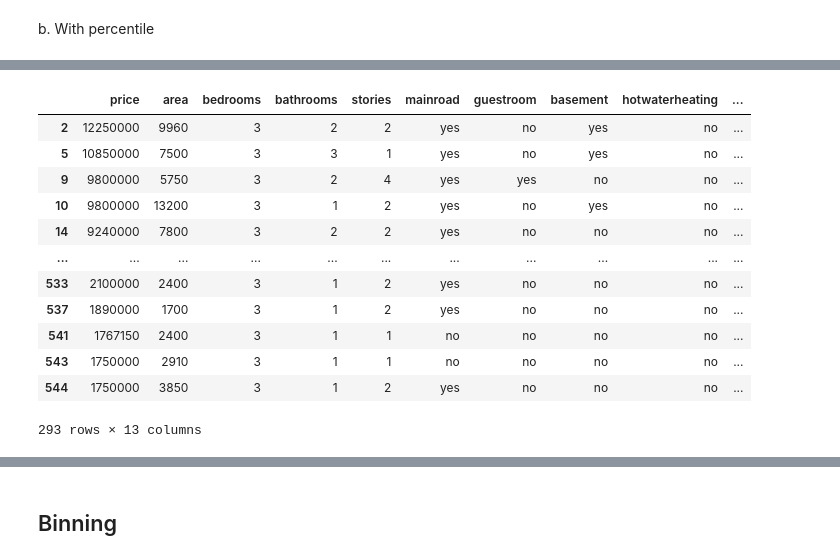
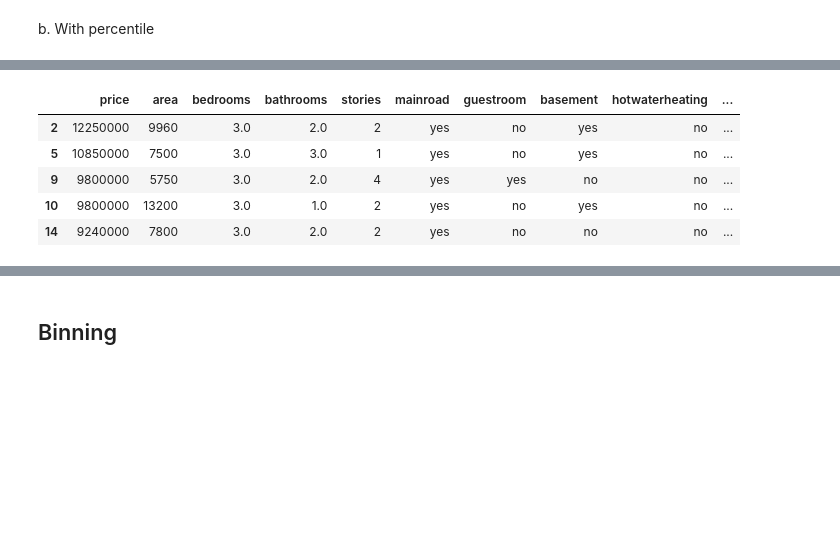
Before and after one commit to hardik-kapadia/ml-notebooks, a Jupyter notebook: Expt 2/exp2.ipynb, the cells around one changed output, grey strips where cells are left out. Cells and saved outputs as stored; diff of their text form; code cells hidden in the pictures; blank space fills up the shorter version.

```diff
--- a/Expt 2/exp2.ipynb
+++ b/Expt 2/exp2.ipynb
@@ -98,7 +82,7 @@ ds
 # %% [markdown]
 ##### c. Categorical Imputation
 # %%
-ds['bathrooms'].fillna(ds['bathrooms'].value_counts().idxmax(), inplace=True)
+ds['furnishingstatus'].fillna(ds['furnishingstatus'].value_counts().idxmax(), inplace=True)
 ds.head()
 # %% [output]
 |  | price | area | bedrooms | bathrooms | stories | mainroad | guestroom | basement | hotwaterheating | ... |
@@ -109,0 +94,3 @@ ds.head()
+# %%
+ds['mainroad'].fillna('no', inplace=True)
+ds.head()
@@ -109,0 +104,3 @@ ds.head()
+# %%
+ds['guestroom'].fillna('no', inplace=True)
+ds.head()
@@ -109,0 +114,3 @@ ds.head()
+# %%
+ds['hotwaterheating'].fillna('no', inplace=True)
+ds.head()
@@ -172,21 +203,14 @@ lower_lim_bedrooms = ds['bedrooms'].quantile(cutoff)
 # %%
 temp_ds = ds[(ds['bedrooms'] < upper_lim_bedrooms) & (ds['bedrooms'] > lower_lim_bedrooms)]
 # %%
-temp_ds
+temp_ds.head()
 # %% [output]
 |  | price | area | bedrooms | bathrooms | stories | mainroad | guestroom | basement | hotwaterheating | ... |
-| 2 | 12250000 | 9960 | 3 | 2 | 2 | yes | no | yes | no | ... |
-| 5 | 10850000 | 7500 | 3 | 3 | 1 | yes | no | yes | no | ... |
-| 9 | 9800000 | 5750 | 3 | 2 | 4 | yes | yes | no | no | ... |
-| 10 | 9800000 | 13200 | 3 | 1 | 2 | yes | no | yes | no | ... |
-| 14 | 9240000 | 7800 | 3 | 2 | 2 | yes | no | no | no | ... |
-| ... | ... | ... | ... | ... | ... | ... | ... | ... | ... | ... |
-| 533 | 2100000 | 2400 | 3 | 1 | 2 | yes | no | no | no | ... |
-| 537 | 1890000 | 1700 | 3 | 1 | 2 | yes | no | no | no | ... |
-| 541 | 1767150 | 2400 | 3 | 1 | 1 | no | no | no | no | ... |
-| 543 | 1750000 | 2910 | 3 | 1 | 1 | no | no | no | no | ... |
-| 544 | 1750000 | 3850 | 3 | 1 | 2 | yes | no | no | no | ... |
+| 2 | 12250000 | 9960 | 3.0 | 2.0 | 2 | yes | no | yes | no | ... |
+| 5 | 10850000 | 7500 | 3.0 | 3.0 | 1 | yes | no | yes | no | ... |
+| 9 | 9800000 | 5750 | 3.0 | 2.0 | 4 | yes | yes | no | no | ... |
+| 10 | 9800000 | 13200 | 3.0 | 1.0 | 2 | yes | no | yes | no | ... |
+| 14 | 9240000 | 7800 | 3.0 | 2.0 | 2 | yes | no | no | no | ... |
-293 rows × 13 columns
 # %%
 temp_ds['bedrooms'].describe()
 # %% [output]
```
Also changed, not shown: parts of 48 cells of this notebook, 1 other file.
